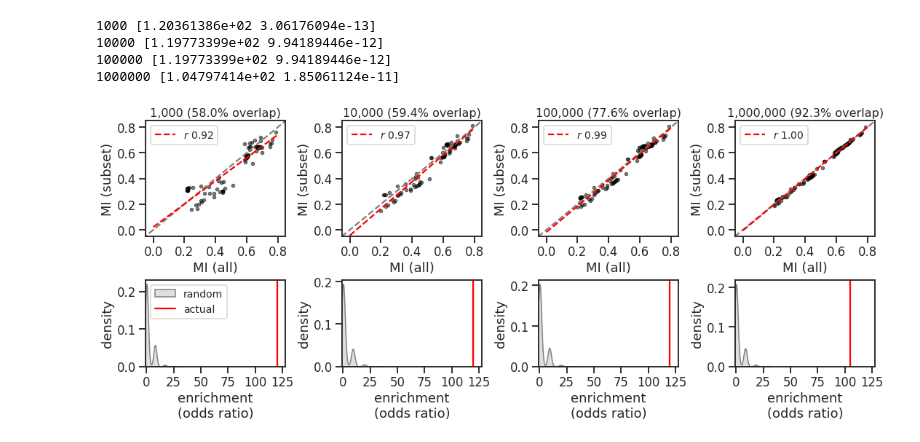
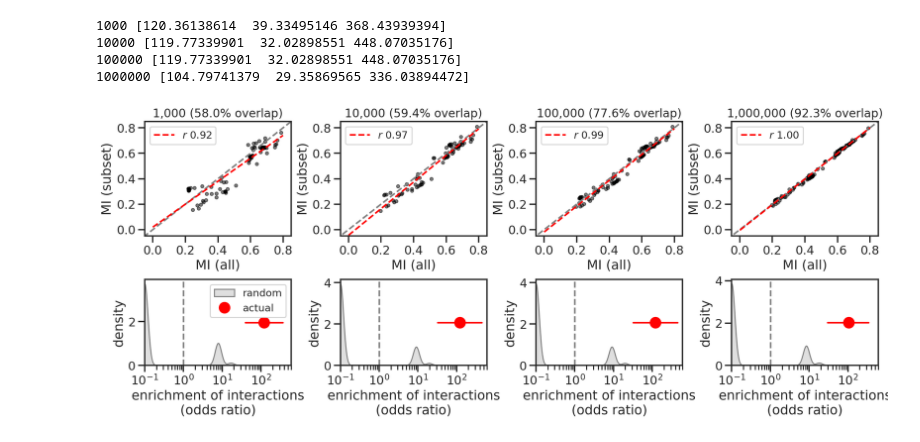
Before and after one commit to microbial-pangenomes-lab/2022_sarscov2_epistasis, a Jupyter notebook: notebooks/figure_2.ipynb, the cells around one changed output. Saved outputs shown, nothing was run; the diff lists cells and outputs as text; code cells hidden in the pictures.

```diff
--- a/notebooks/figure_2.ipynb
+++ b/notebooks/figure_2.ipynb
@@ -232,52 +290,54 @@ for ax, subset in zip(axes.flatten(),
 
     ax.set_title(f'{subset:,} ({av.shape[0] * 100 / a.shape[0]:.1f}% overlap)',
                  fontsize=16)
 
 for ax, subset in zip(axes.flatten()[4:],
                       [1_000,
                        10_000,
                        100_000,
                        1_000_000]):
     s = df[df['name'] == subset]
 
     o = enrichment(s, mutated)
 
-    sns.kdeplot(o[(o['type'] != 'original') &
-                  (o['randomization'] == 'any_positions')]['odds-ratio'],
-                bw_adjust=1.5,
+    print(subset,
+          o[o['type'] == 'original'][
+          ['odds-ratio', 'low', 'high']].values[0])
+
+    sns.kdeplot(o[o['type'] != 'original']['odds-ratio'] + 0.1,
+                bw_adjust=0.4,
+                log_scale=True,
                 color='grey', label='random',
                 fill=True,
                 ax=ax)
-
-    ax.axvline(o[(o['type'] == 'original') &
-                 (o['randomization'] == 'any_positions')]['odds-ratio'].values,
-            color='r',
+    ax.plot(o[o['type'] == 'original']['odds-ratio'].values,
+            ax.get_ylim()[1] / 2,
+            'ro', markersize=15,
             label='actual')
-
-    print(subset,
-          o[(o['type'] == 'original') &
-            (o['randomization'] == 'any_positions')][['odds-ratio', 'p-value']].values[0])
-
-    ax.set_xlim(-1, 128)
-    ax.set_xticks([0, 25, 50, 75, 100, 125])
-
+    ax.plot([o[o['type'] == 'original']['low'].values[0],
+             o[o['type'] == 'original']['high'].values[0]],
+            [ax.get_ylim()[1] / 2] * 2,
+            'r-')
+    ax.axvline(1,
+               color='grey', ls='dashed')
     ax.set_ylabel('density')
-    ax.set_xlabel('enrichment\n(odds ratio)')
+    ax.set_xlabel('enrichment of interactions\n(odds ratio)')
     if subset == 1_000:
         ax.legend(facecolor='w', fontsize=14)
-    # ax.set_xscale('log')
+
+    ax.set_xlim(0.1, 600)
 
 plt.savefig('subsets_3.png',
             dpi=300,
             bbox_inches='tight',
             transparent=True)
 plt.savefig('subsets_3.svg',
             dpi=300,
             bbox_inches='tight',
             transparent=True);
 # %% [output]
-1000 [1.20361386e+02 3.06176094e-13]
-10000 [1.19773399e+02 9.94189446e-12]
-100000 [1.19773399e+02 9.94189446e-12]
-1000000 [1.04797414e+02 1.85061124e-11]
+1000 [120.36138614  39.33495146 368.43939394]
+10000 [119.77339901  32.02898551 448.07035176]
+100000 [119.77339901  32.02898551 448.07035176]
+1000000 [104.79741379  29.35869565 336.03894472]
-[figure, old version]
+[figure, new version]
```
Also changed, not shown: parts of 8 cells of this notebook, 9 other files.
